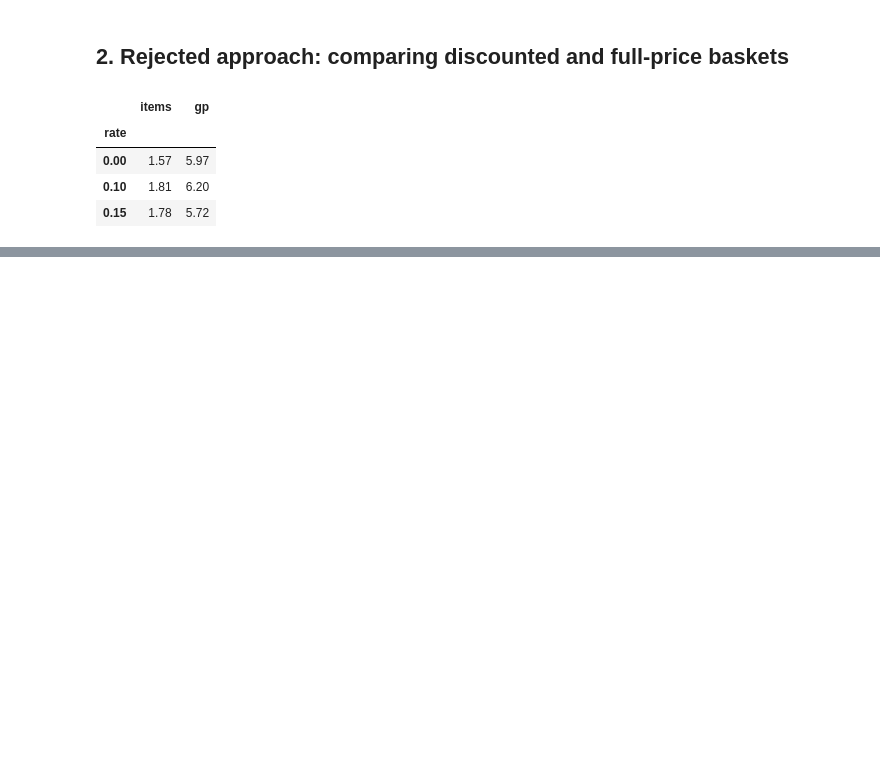
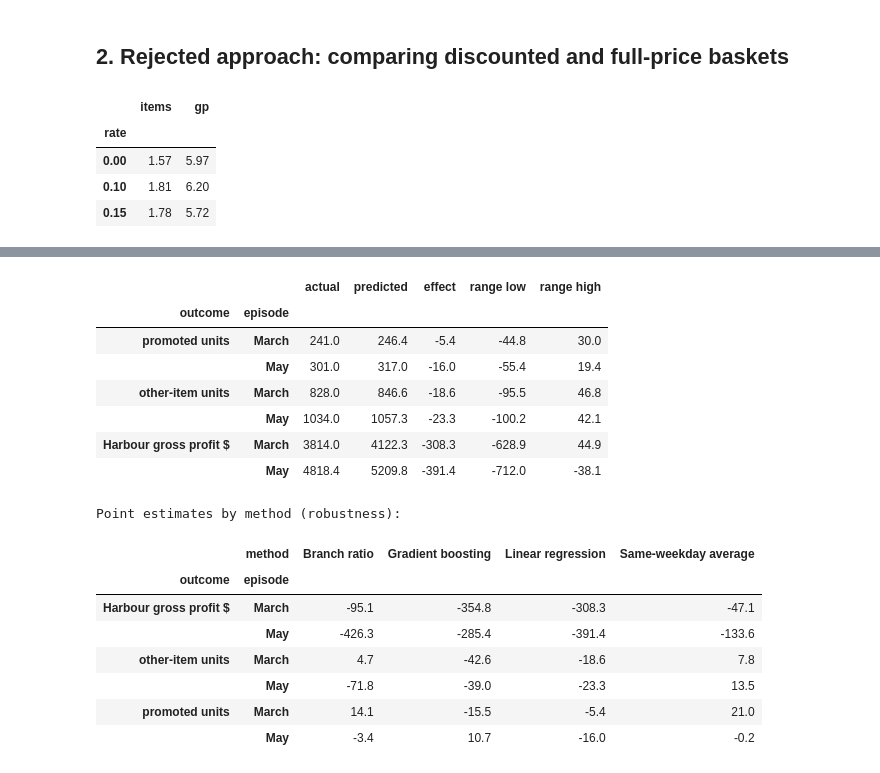
Before and after one commit to Zahraa0610/EECE490-HACKATHON-zjad, a Jupyter notebook: notebooks/02_promo_campaign.ipynb, the cells around one changed output, grey strips where cells are left out. Cells and saved outputs as stored; diff of their text form; code cells hidden in the pictures; blank space fills up the shorter version.

```diff
--- a/notebooks/02_promo_campaign.ipynb
+++ b/notebooks/02_promo_campaign.ipynb
@@ -402,0 +244,38 @@ Detect +30% with 80% power: ~5 offer days and 5 no-offer days
+# %%
+EPISODES = {"March": CAMP & (idx.month == 3), "May": CAMP & (idx.month == 5)}
+def noise(oname, method="Linear regression"):
+    return cv[(cv.outcome == oname) & (cv.method == method)]["retro_err"]
+est = []
+for oname, spec in OUTCOMES.items():
+    q05, q95 = noise(oname).quantile([0.05, 0.95])
+    for ep, mask in EPISODES.items():
+        for m in METHODS:
+            pred = predict(daily, m, spec, CLEAN, mask).sum()
+            act = daily.loc[mask, spec["y"]].sum()
+            row = {"outcome": oname, "episode": ep, "method": m, "actual": act, "predicted": pred, "effect": act - pred}
+            if m == "Linear regression":
+                row["range low"], row["range high"] = act - pred - q95, act - pred - q05
+            est.append(row)
+est = pd.DataFrame(est)
+main = est[est.method == "Linear regression"].set_index(["outcome", "episode"]).drop(columns="method")
+display(main.round(1))
+print("Point estimates by method (robustness):")
+display(est.pivot_table(index=["outcome", "episode"], columns="method", values="effect").round(1))
+# %% [output]
+|  |  | actual | predicted | effect | range low | range high |
+| outcome | episode |  |  |  |  |  |
+| promoted units | March | 241.0 | 246.4 | -5.4 | -44.8 | 30.0 |
+|  | May | 301.0 | 317.0 | -16.0 | -55.4 | 19.4 |
+| other-item units | March | 828.0 | 846.6 | -18.6 | -95.5 | 46.8 |
+|  | May | 1034.0 | 1057.3 | -23.3 | -100.2 | 42.1 |
+| Harbour gross profit $ | March | 3814.0 | 4122.3 | -308.3 | -628.9 | 44.9 |
+|  | May | 4818.4 | 5209.8 | -391.4 | -712.0 | -38.1 |
+Point estimates by method (robustness):
+|  | method | Branch ratio | Gradient boosting | Linear regression | Same-weekday average |
+| outcome | episode |  |  |  |  |
+| Harbour gross profit $ | March | -95.1 | -354.8 | -308.3 | -47.1 |
+|  | May | -426.3 | -285.4 | -391.4 | -133.6 |
+| other-item units | March | 4.7 | -42.6 | -18.6 | 7.8 |
+|  | May | -71.8 | -39.0 | -23.3 | 13.5 |
+| promoted units | March | 14.1 | -15.5 | -5.4 | 21.0 |
+|  | May | -3.4 | 10.7 | -16.0 | -0.2 |
```
Also changed, not shown: parts of 49 cells of this notebook, 5 other files.
